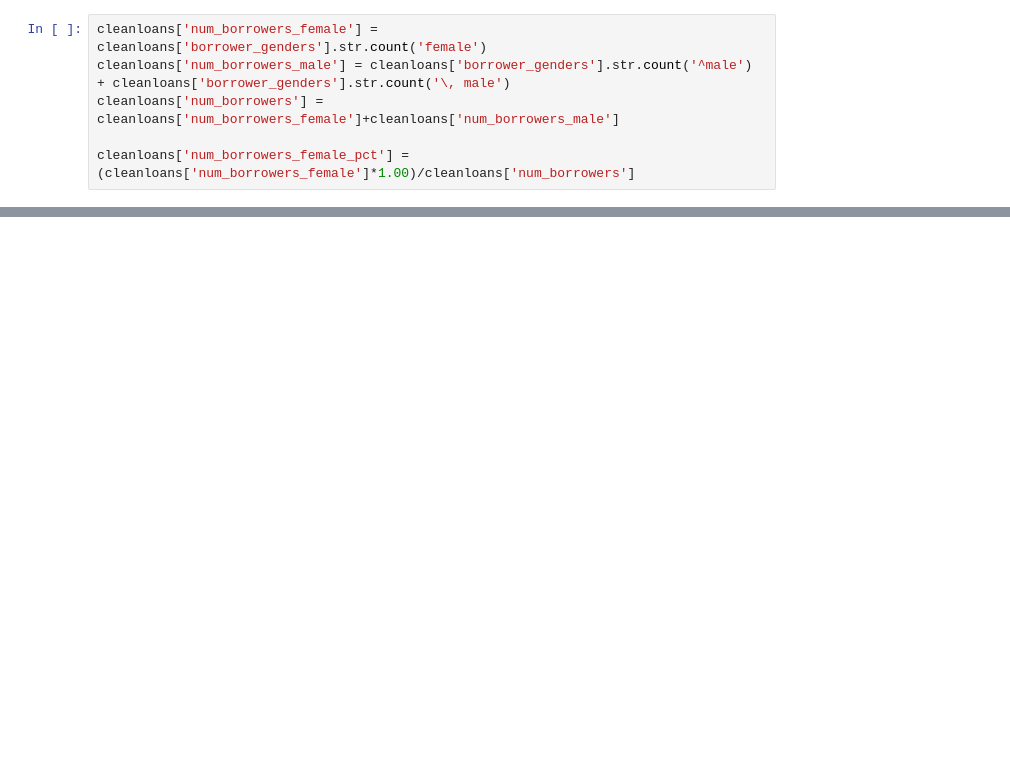
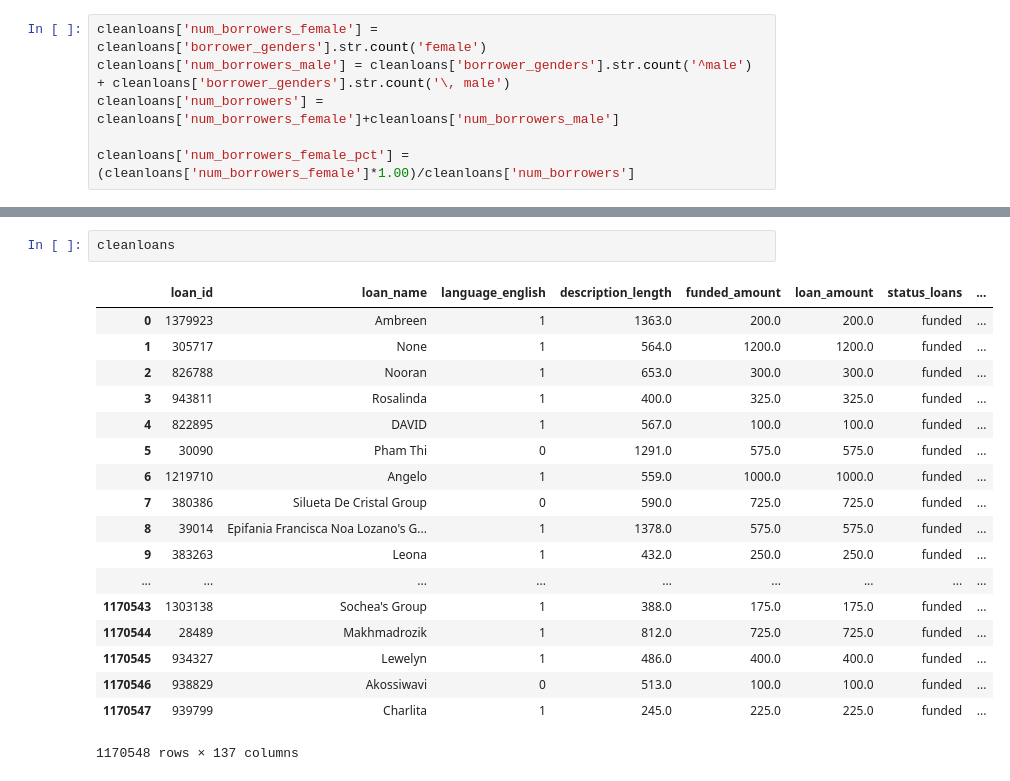
Before and after one commit to georgetown-analytics/Kiva, a Jupyter notebook: Kivainvestigation_Tom.ipynb, the cells around one changed output, grey strips where cells are left out. Saved outputs shown, nothing was run; the diff lists cells and outputs as text; blank space fills up the shorter version.

```diff
--- a/Kivainvestigation_Tom.ipynb
+++ b/Kivainvestigation_Tom.ipynb
@@ -81,0 +126,21 @@ cleanloans[cleanloans['num_borrowers_female_pct'] == .5]
+# %%
+cleanloans
+# %% [output]
+|  | loan_id | loan_name | language_english | description_length | funded_amount | loan_amount | status_loans | ... |
+| 0 | 1379923 | Ambreen | 1 | 1363.0 | 200.0 | 200.0 | funded | ... |
+| 1 | 305717 | None | 1 | 564.0 | 1200.0 | 1200.0 | funded | ... |
+| 2 | 826788 | Nooran | 1 | 653.0 | 300.0 | 300.0 | funded | ... |
+| 3 | 943811 | Rosalinda | 1 | 400.0 | 325.0 | 325.0 | funded | ... |
+| 4 | 822895 | DAVID | 1 | 567.0 | 100.0 | 100.0 | funded | ... |
+| 5 | 30090 | Pham Thi | 0 | 1291.0 | 575.0 | 575.0 | funded | ... |
+| 6 | 1219710 | Angelo | 1 | 559.0 | 1000.0 | 1000.0 | funded | ... |
+| 7 | 380386 | Silueta De Cristal Group | 0 | 590.0 | 725.0 | 725.0 | funded | ... |
+| 8 | 39014 | Epifania Francisca Noa Lozano's G... | 1 | 1378.0 | 575.0 | 575.0 | funded | ... |
+| 9 | 383263 | Leona | 1 | 432.0 | 250.0 | 250.0 | funded | ... |
+| ... | ... | ... | ... | ... | ... | ... | ... | ... |
+| 1170543 | 1303138 | Sochea's Group | 1 | 388.0 | 175.0 | 175.0 | funded | ... |
+| 1170544 | 28489 | Makhmadrozik | 1 | 812.0 | 725.0 | 725.0 | funded | ... |
+| 1170545 | 934327 | Lewelyn | 1 | 486.0 | 400.0 | 400.0 | funded | ... |
+| 1170546 | 938829 | Akossiwavi | 0 | 513.0 | 100.0 | 100.0 | funded | ... |
+| 1170547 | 939799 | Charlita | 1 | 245.0 | 225.0 | 225.0 | funded | ... |
+1170548 rows × 137 columns
```
Also changed, not shown: parts of 13 cells of this notebook.
